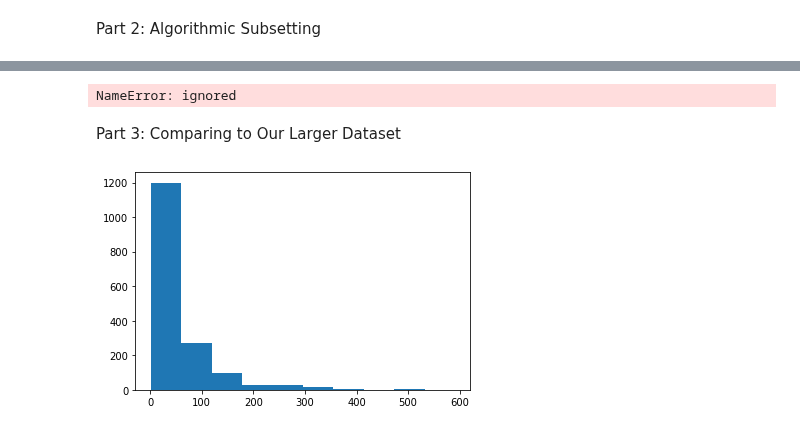
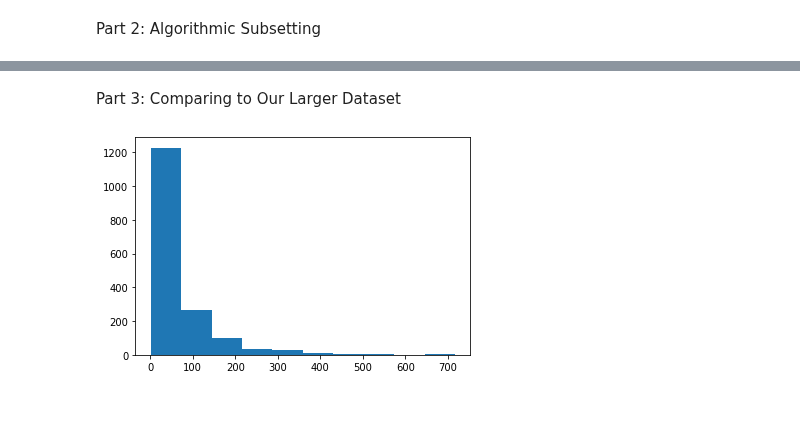
Before and after one commit to reinernoah/Capstone, a Jupyter notebook: Capstone_Code.ipynb, the cells around one changed output, grey strips where cells are left out. Saved outputs shown, nothing was run; the diff lists cells and outputs as text; code cells hidden in the pictures.

Commit message:
updated with time

```diff
--- a/Capstone_Code.ipynb
+++ b/Capstone_Code.ipynb
@@ -56,0 +109,9 @@ Part 2: Algorithmic Subsetting
+# %%
+# printing the elements belonging to permutations
+count = 0
+while count < (len(test) -1):
+  for item in test:
+    if item[1] - item[0] > 15:
+      test.remove(item)
+  count +=1
+print(test)
@@ -56,0 +120,2 @@ Part 2: Algorithmic Subsetting
+# %%
+all = (list(itertools.permutations(test, 2)))
@@ -56,0 +141,4 @@ Part 2: Algorithmic Subsetting
+# %%
+for i in range(0, len(all)):
+  pt1 = df[(df["minutes"] >= all[i][0][0]) & (df["minutes"] <= all[i][0][1])]
+  print(pt1)
@@ -63,7 +248,7 @@ Part 2: Algorithmic Subsetting
 #rounds: How many times do you want to try this?
 #max_bias: What's the highest percentage of "bias" you are willing to tolerate of subset freq relative to overall subset?
 
-def best_subset(dataframe, min_sample, max_sample, increment, rounds=5, max_bias = 25):
+def best_subset(dataframe, min_sample, max_sample, increment, rounds = 5, max_bias = 25):
 
   sample_size = np.linspace(int(min_sample), int(max_sample), int(increment)).tolist()
   #dictionary for dataframe
@@ -71,19 +256,18 @@ def best_subset(dataframe, min_sample, max_sample, increment, rounds=5, max_bias
   #dictionary for variance of each subset
   var_dict = {}
 
-  #5 times
+  #of rounds
   for i in range(0, int(rounds)):
 
     #pull samples of whatever size user picks
-    for item in sample_size:
-      subset = df.sample( n = int(item))
+    for j in range(0, len(sample_size)):
+      subset = df.sample( n = int(sample_size[j]))
 
       #group the subset so we have total frequencies
       grouped = subset.groupby(["hh", "round", "rec", "child_hand_interaction", "child_mouth_object_cat"]).sum().reset_index()
 
       #check the bias of subset vs df
-      bias = ((np.mean(grouped["freq"]) - np.mean(data_tidy["freq"]))/np.mean(data_tidy["freq"]))*100
-
+      bias = ((np.mean(grouped["freq"]) - np.mean(data_tidy["freq"]))/len(grouped["freq"]))*100
       #if bias is higher than the max we want, don't store this subset
       if np.absolute(bias) > max_bias:
         continue
@@ -95,10 +279,11 @@ def best_subset(dataframe, min_sample, max_sample, increment, rounds=5, max_bias
       var_dict[i] = np.var(grouped["freq"])
 
   #max(var_dict.values())
+  #subset_dict, var_dict, subset_dict[max(var_dict, key=var_dict.get)] => TESTING to make sure highest var subset is returned, not just last iteration
 
   #return subset with largest variance
   return(subset_dict[max(var_dict, key=var_dict.get)])
 
 
-best = best_subset(df, 1000, 100000, 4, max_bias = 10)
+best = best_subset(df, 1000, 100000, 4)
 # %%
@@ -242,14 +350,10 @@ print(dummy)
-# %%
-dummy
-# %% [output]
-NameError: ignored
 # %% [markdown]
 Part 3: Comparing to Our Larger Dataset
 # %%
-plt.hist((best_subset(df, "freq", [60000, 70000, 80000]))["freq"])
+plt.hist(best["freq"])
 plt.show()
 # %% [output]
-[figure, old version]
+[figure, new version]
 # %%
 plt.hist(data_tidy["freq"])
 plt.show()
```
Also changed, not shown: parts of 36 cells of this notebook.
